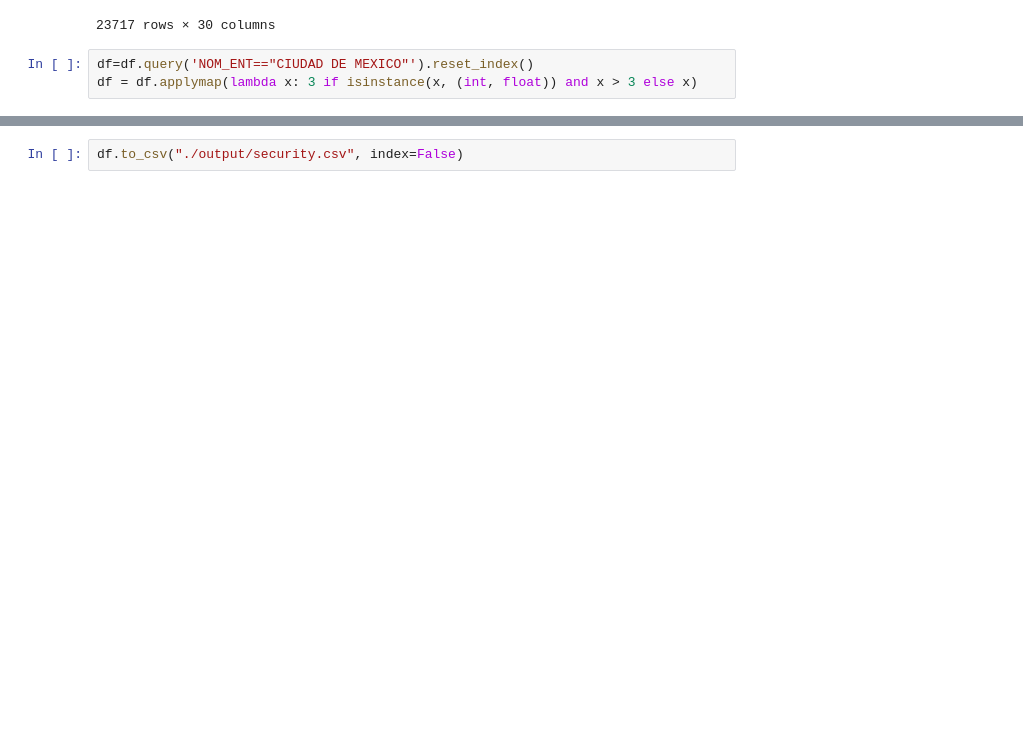
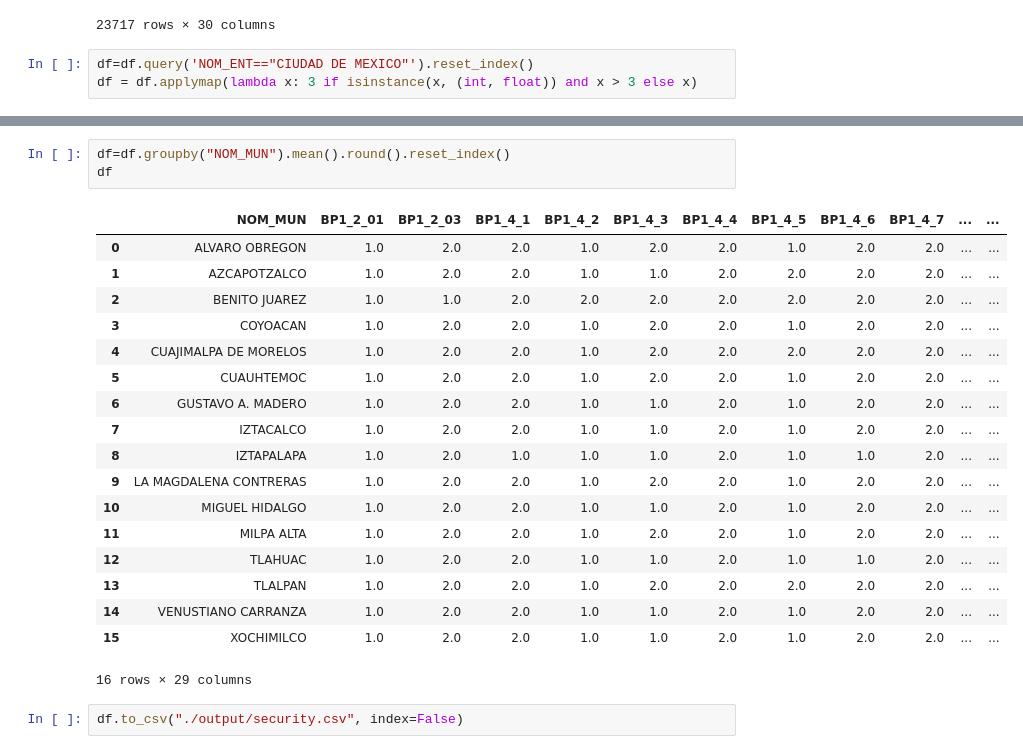
Before and after one commit to cvzmg/INEGI-backend, a Jupyter notebook: data/security.ipynb, the cells around one changed output, grey strips where cells are left out. Saved outputs shown, nothing was run; the diff lists cells and outputs as text; blank space fills up the shorter version.

```diff
--- a/data/security.ipynb
+++ b/data/security.ipynb
@@ -41,2 +42,24 @@ df
+# %%
+df=df.groupby("NOM_MUN").mean().round().reset_index()
+df
+# %% [output]
+|  | NOM_MUN | BP1_2_01 | BP1_2_03 | BP1_4_1 | BP1_4_2 | BP1_4_3 | BP1_4_4 | BP1_4_5 | BP1_4_6 | BP1_4_7 | ... | ... |
+| 0 | ALVARO OBREGON | 1.0 | 2.0 | 2.0 | 1.0 | 2.0 | 2.0 | 1.0 | 2.0 | 2.0 | ... | ... |
+| 1 | AZCAPOTZALCO | 1.0 | 2.0 | 2.0 | 1.0 | 1.0 | 2.0 | 2.0 | 2.0 | 2.0 | ... | ... |
+| 2 | BENITO JUAREZ | 1.0 | 1.0 | 2.0 | 2.0 | 2.0 | 2.0 | 2.0 | 2.0 | 2.0 | ... | ... |
+| 3 | COYOACAN | 1.0 | 2.0 | 2.0 | 1.0 | 2.0 | 2.0 | 1.0 | 2.0 | 2.0 | ... | ... |
+| 4 | CUAJIMALPA DE MORELOS | 1.0 | 2.0 | 2.0 | 1.0 | 2.0 | 2.0 | 2.0 | 2.0 | 2.0 | ... | ... |
+| 5 | CUAUHTEMOC | 1.0 | 2.0 | 2.0 | 1.0 | 2.0 | 2.0 | 1.0 | 2.0 | 2.0 | ... | ... |
+| 6 | GUSTAVO A. MADERO | 1.0 | 2.0 | 2.0 | 1.0 | 1.0 | 2.0 | 1.0 | 2.0 | 2.0 | ... | ... |
+| 7 | IZTACALCO | 1.0 | 2.0 | 2.0 | 1.0 | 1.0 | 2.0 | 1.0 | 2.0 | 2.0 | ... | ... |
+| 8 | IZTAPALAPA | 1.0 | 2.0 | 1.0 | 1.0 | 1.0 | 2.0 | 1.0 | 1.0 | 2.0 | ... | ... |
+| 9 | LA MAGDALENA CONTRERAS | 1.0 | 2.0 | 2.0 | 1.0 | 2.0 | 2.0 | 1.0 | 2.0 | 2.0 | ... | ... |
+| 10 | MIGUEL HIDALGO | 1.0 | 2.0 | 2.0 | 1.0 | 1.0 | 2.0 | 1.0 | 2.0 | 2.0 | ... | ... |
+| 11 | MILPA ALTA | 1.0 | 2.0 | 2.0 | 1.0 | 2.0 | 2.0 | 1.0 | 2.0 | 2.0 | ... | ... |
+| 12 | TLAHUAC | 1.0 | 2.0 | 2.0 | 1.0 | 1.0 | 2.0 | 1.0 | 1.0 | 2.0 | ... | ... |
+| 13 | TLALPAN | 1.0 | 2.0 | 2.0 | 1.0 | 2.0 | 2.0 | 2.0 | 2.0 | 2.0 | ... | ... |
+| 14 | VENUSTIANO CARRANZA | 1.0 | 2.0 | 2.0 | 1.0 | 1.0 | 2.0 | 1.0 | 2.0 | 2.0 | ... | ... |
+| 15 | XOCHIMILCO | 1.0 | 2.0 | 2.0 | 1.0 | 1.0 | 2.0 | 1.0 | 2.0 | 2.0 | ... | ... |
+16 rows × 29 columns
 # %%
 df.to_csv("./output/security.csv", index=False)
```
Also changed, not shown: parts of 1 cell of this notebook, 30 other files.
